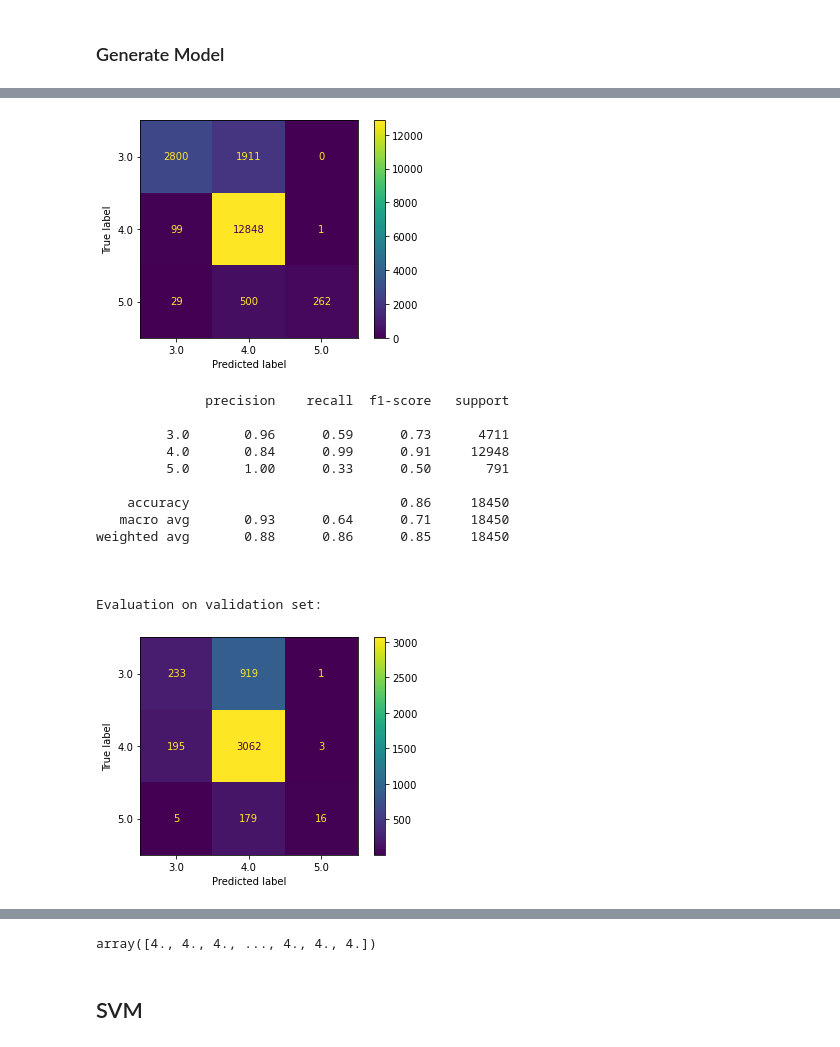
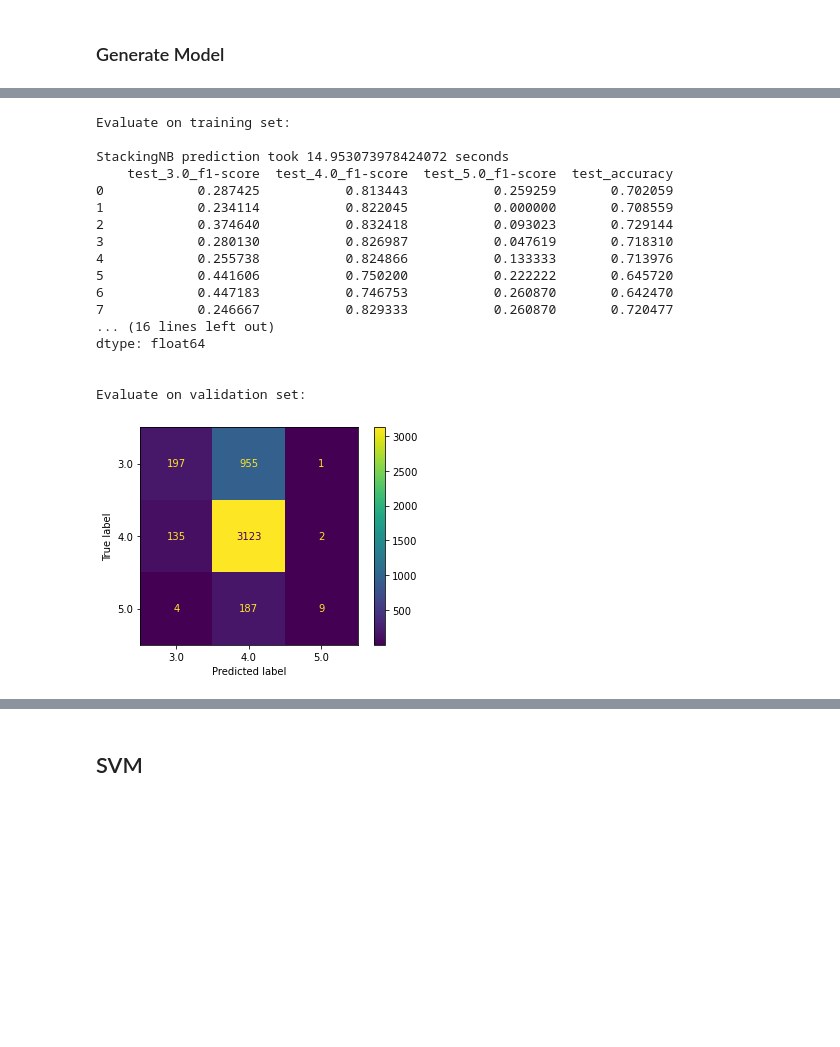
Before and after one commit to 7angel4/Goodreads-rating-classification, a Jupyter notebook: comp30027-a2.ipynb, the cells around one changed output, grey strips where cells are left out. Saved outputs shown, nothing was run; the diff lists cells and outputs as text; code cells hidden in the pictures; blank space fills up the shorter version.

Commit message:
Modify StackingNB OrdinalEncoding implementation

```diff
--- a/comp30027-a2.ipynb
+++ b/comp30027-a2.ipynb
@@ -394,5 +428,5 @@ tune_hyperparameter(cnb, param_grid, X_train_categorical, y_train.astype(int))
 # %%
-cnb = CategoricalNB(min_categories = [enc.categories_[0].size, enc.categories_[1].size])
+cnb = CategoricalNB(alpha = 1, min_categories = [X_train_categorical[feature].nunique()+1 for feature in X_train_categorical.columns])
 categorical_pred = validate_and_test(cnb, X_train_categorical, y_train, X_val_categorical, y_val)
 # %% [output]
 Evaluate on training set:
@@ -531,26 +565,36 @@ array([4., 4., 4., ..., 4., 4., 4.])
 FEATURE_SETS = [GAUSSIAN_FEATURES, CATEGORICAL_FEATURES, MULTINOMIAL_FEATURES]
 # %%
 from sklearn.metrics import accuracy_score
+from sklearn.base import ClassifierMixin, BaseEstimator
 
 FEATURE_SETS = [GAUSSIAN_FEATURES, CATEGORICAL_FEATURES, MULTINOMIAL_FEATURES]
 
-class StackingNB():
+class StackingNB(ClassifierMixin, BaseEstimator):
 
     def __init__(self, classifiers, metaclassifier):
         self.classifiers = classifiers
         self.metaclassifier = metaclassifier
         self.feature_sets = FEATURE_SETS
-        self.encoder = OrdinalEncoder()
+        #self.encoder = encoder
+
+        self.encoder = None
 
     def fit(self, X, y):
         X = X.copy()
+
+        self.encoder = OrdinalEncoder(handle_unknown = 'use_encoded_value', unknown_value = -1)
+        self.encoder.fit(X[CATEGORICAL_FEATURES])
+
         X[CATEGORICAL_FEATURES] = self.encoder.transform(X[CATEGORICAL_FEATURES])
         base_preds = []
         for clf, feature_set in zip(self.classifiers, self.feature_sets):
             clf.fit(X[feature_set], y)  # classifier uses a subset of features
+        print(self.classifiers[1].category_count_)
+        print(self.classifiers[1].feature_log_prob_)
 
         X_meta = self._predict_base(X) # output of the base classifiers = input for meta-classifier
         self.metaclassifier.fit(X_meta, y) #output of the base classifiers is the input for the meta classifier
+        return self
 
     def _predict_base(self, X):
         y_hats = []
@@ -567,19 +611,35 @@ class StackingNB():
     def predict(self, X):
         X = X.copy()
         X[CATEGORICAL_FEATURES] = self.encoder.transform(X[CATEGORICAL_FEATURES])
+
+        for feature in CATEGORICAL_FEATURES:
+            X[feature] = X[feature].replace(-1, X[feature].nunique())
+
         X_meta = self._predict_base(X)
         y_hat = self.metaclassifier.predict(X_meta)
         return y_hat
 
+    def predict_proba(self, X):
+        X = X.copy()
+        X[CATEGORICAL_FEATURES] = self.encoder.transform(X[CATEGORICAL_FEATURES])
+        X_meta = self._predict_base(X)
+        return self.metaclassifier.predict_proba(X_meta)
+
     def score(self, X, y):
         y_hat = self.predict(X)
         return accuracy_score(y, y_hat)
 # %%
-enc = OrdinalEncoder()
-enc.fit(pd.concat([X_train[CATEGORICAL_FEATURES], X_val[CATEGORICAL_FEATURES]]))
 base_classifiers = [GaussianNB(),
-                    CategoricalNB(alpha = 1, min_categories = [enc.categories_[0].size, enc.categories_[1].size]),
+                    CategoricalNB(alpha = 1, min_categories = [X_train[feature].nunique()+1 for feature in CATEGORICAL_FEATURES]),
                     MultinomialNB()]
+
+
+# to see the different in output when min_categories is different:
+#enc = OrdinalEncoder()
+#enc.fit(pd.concat([X_train[CATEGORICAL_FEATURES], X_val[CATEGORICAL_FEATURES]]))
+#base_classifiers = [GaussianNB(),
+#                    CategoricalNB(alpha = 1, min_categories = [enc.categories_[i].size for i in [0,1]]),
+#                    MultinomialNB()]
 # %%
 # meta_classifier = categoricalNB
 meta_classifier = CategoricalNB()
@@ -618,28 +670,28 @@ array([4., 4., 4., ..., 4., 4., 4.])
 # %%
 # meta classifier = LogisticRegression
 meta_classifier_lr = LogisticRegression()
 snb_lr = StackingNB(base_classifiers, meta_classifier_lr)
-snb_lr.encoder = snb_lr.encoder.fit(pd.concat([X_train[CATEGORICAL_FEATURES], X_val[CATEGORICAL_FEATURES]]))
 snb_lr.fit(X_train, y_train)
-evaluate(snb_lr, X_train, y_train)
-print("\n\nEvaluation on validation set:\n")
-evaluate(snb_lr, X_val, y_val)
-# yields the same result
+final_pred = validate_and_test(snb_lr, X_train, y_train, X_val, y_val)
+# yields similar result
 # %% [output]
+Evaluate on training set:
+
+StackingNB prediction took 14.953073978424072 seconds
+    test_3.0_f1-score  test_4.0_f1-score  test_5.0_f1-score  test_accuracy
+0            0.287425           0.813443           0.259259       0.702059
+1            0.234114           0.822045           0.000000       0.708559
+2            0.374640           0.832418           0.093023       0.729144
+3            0.280130           0.826987           0.047619       0.718310
+4            0.255738           0.824866           0.133333       0.713976
+5            0.441606           0.750200           0.222222       0.645720
+6            0.447183           0.746753           0.260870       0.642470
+7            0.246667           0.829333           0.260870       0.720477
+... (16 lines left out)
+dtype: float64
+
+
+Evaluate on validation set:
-[figure, old version]
+[figure, new version]
-              precision    recall  f1-score   support
-
-         3.0       0.96      0.59      0.73      4711
-         4.0       0.84      0.99      0.91     12948
-         5.0       1.00      0.33      0.50       791
-
-    accuracy                           0.86     18450
-   macro avg       0.93      0.64      0.71     18450
-weighted avg       0.88      0.86      0.85     18450
-
-
-
-Evaluation on validation set:
-[figure, removed]
               precision    recall  f1-score   support
 
@@ -653,4 +705,3 @@ weighted avg       0.69      0.72      0.66      4613
-array([4., 4., 4., ..., 4., 4., 4.])
 # %% [markdown]
 ## SVM
 # %% [markdown]
```
Also changed, not shown: parts of 9 cells of this notebook, 1 other file.
